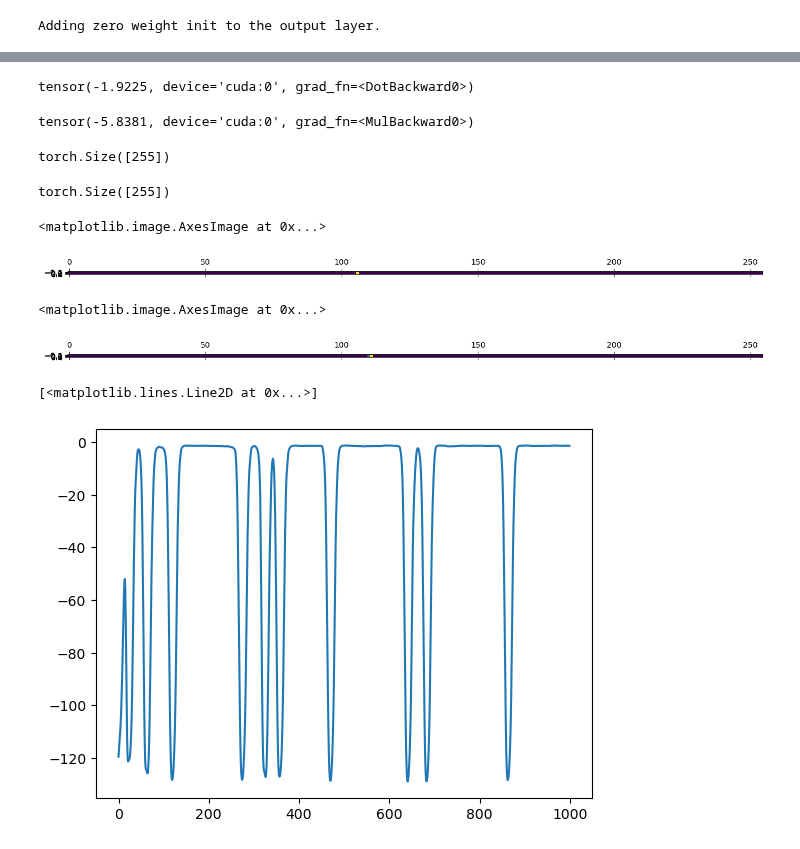
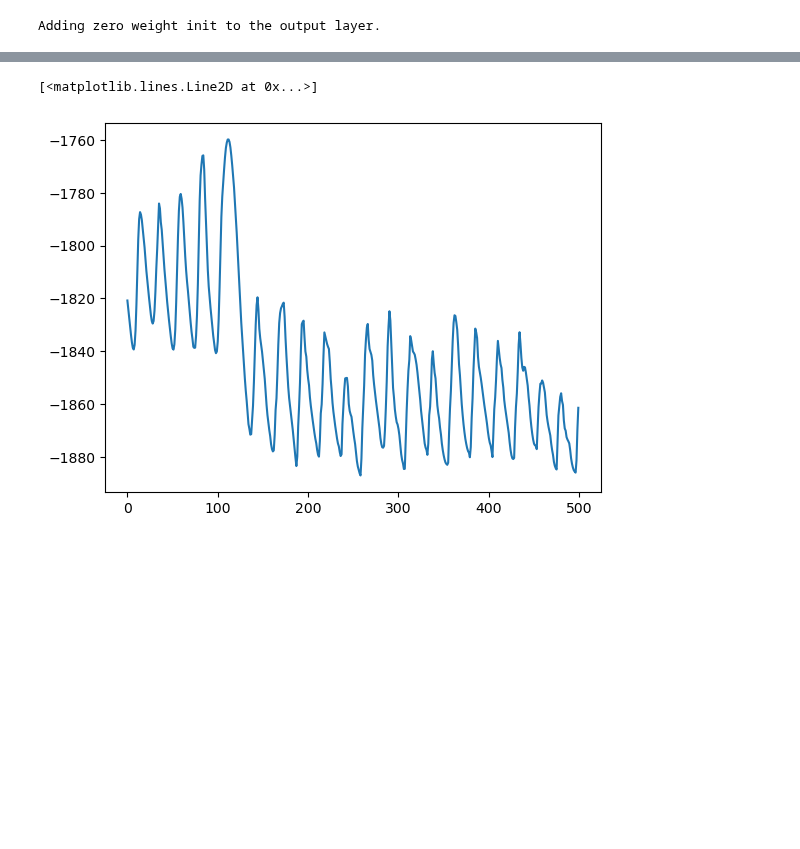
Before and after one commit to till2/self-driving-car, a Jupyter notebook: AC_Testing.ipynb, the cells around one changed output, grey strips where cells are left out. Drawn from its saved outputs; the diff is of its cells as text; code cells hidden in the pictures; blank space fills up the shorter version.

Commit message:
revert to actor critic discrete without dreamer stuff.
- lambda returns from the D-V3 paper (with and without ema scaling for the actor) didn't work.

```diff
--- a/AC_Testing.ipynb
+++ b/AC_Testing.ipynb
@@ -84,9 +84,3 @@ for key in config:
 # %% [output]
 The autoreload extension is already loaded. To reload it, use:
   %reload_ext autoreload
-# %%
-action_ema = ActionExponentialMovingAvg(n_actions=5)
-for i in range(10):
-    print(action_ema.get_ema_action(torch.ones(5).to(device)))
-for i in range(10):
-    print(action_ema.get_ema_action(torch.zeros(5).to(device)))
@@ -197,12 +170,12 @@ for sample_phase in tqdm(range(n_updates)):
     batch_entropies = torch.stack(batch_entropies).to(device)  # [n_steps_per_update]
     batch_masks = torch.stack(batch_masks).to(device)  # [n_steps_per_update]
     batch_critic_dists = torch.stack(batch_critic_dists).to(device)
-    last_value_pred, last_critic_dist = agent.apply_critic(obs) # last value prediction for GAE
+    last_value_pred, _ = agent.apply_critic(obs) # last value prediction for GAE
 
     # Update the agent's parameters
     critic_loss, actor_loss = agent.get_loss(
         batch_rewards, batch_log_probs, batch_value_preds, batch_critic_dists,
-        last_value_pred, last_critic_dist, batch_entropies, batch_masks
+        last_value_pred, batch_entropies, batch_masks
     )
     agent.update_parameters(critic_loss, actor_loss)
 
@@ -247,47 +202,22 @@ torch.Size([16, 16])
-# %%
-pred = agent.critic(obs) @ torch.linspace(agent.min_bucket, agent.max_bucket, agent.num_buckets).to(agent.device)
-print(pred)
-symexp(pred)
-# %% [output]
-tensor(-1.9225, device='cuda:0', grad_fn=<DotBackward0>)
-tensor(-5.8381, device='cuda:0', grad_fn=<MulBackward0>)
-# %%
-agent.critic(obs).shape
-# %% [output]
-torch.Size([255])
-# %%
-torch.linspace(agent.min_bucket, agent.max_bucket, agent.num_buckets).to(agent.device).shape
-# %% [output]
-torch.Size([255])
-# %%
-plt.matshow(to_np(agent.critic(obs).unsqueeze(0)))
-# %% [output]
-<matplotlib.image.AxesImage at 0x...>
-[figure, removed]
-# %%
-plt.matshow(to_np(twohot_encode(-5.8381).unsqueeze(0)))
-# %% [output]
-<matplotlib.image.AxesImage at 0x...>
-[figure, removed]
 # %%
 env = gym.make("Pendulum-v1", render_mode="human")
 
 value_preds = []
 
 obs, info = env.reset()
 
-for i in range(1000):
+for i in range(500):
     action, _, _ = agent.get_action(obs)
     value_pred, _ = agent.apply_critic(obs)
     value_preds.append(value_pred)
     #print(value_pred.item(), end="\r")
     obs, _, _, _, _ = env.step(to_np(action))
 
 env.close()
 plt.plot(to_np(torch.stack(value_preds)))
 # %% [output]
 [<matplotlib.lines.Line2D at 0x...>]
-[figure, old version]
+[figure, new version]
 # %%
 import matplotlib.pyplot as plt
 
```
Also changed, not shown: parts of 6 cells of this notebook, 4 other files.
